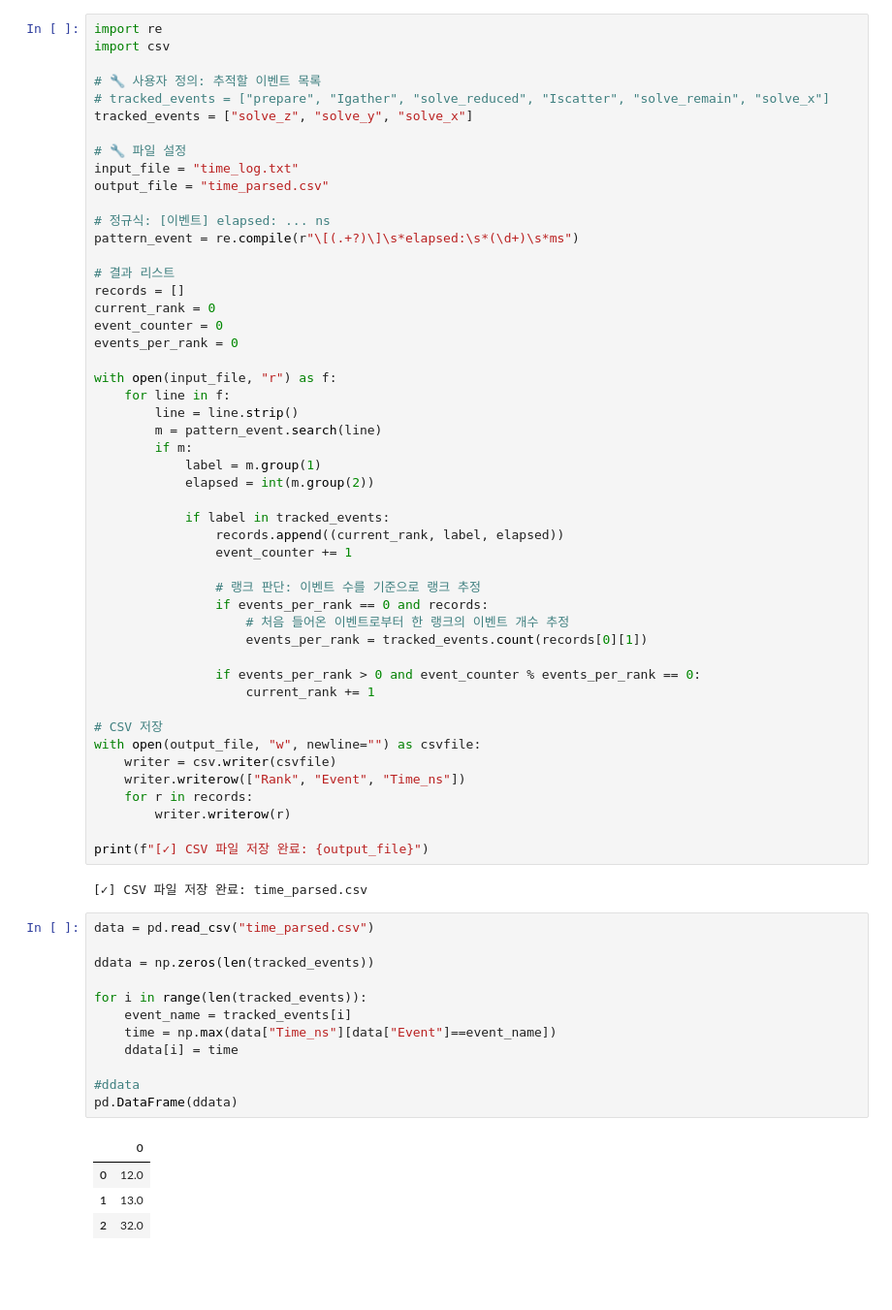
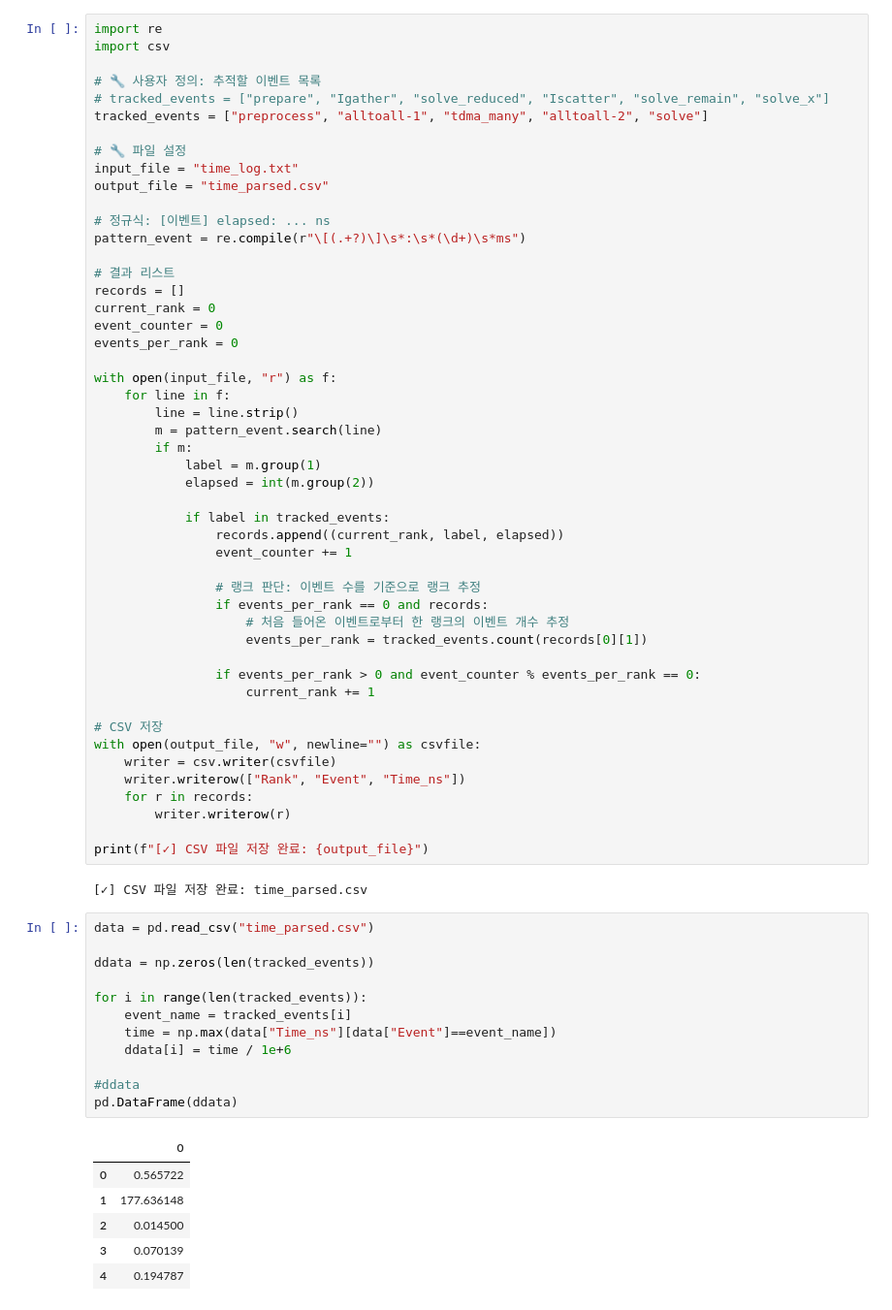
Before and after one commit to dontempty/PaScaL_TDMA_lab, a Jupyter notebook: plot/parse_log_to_csv.ipynb, the cells around one changed output. Shown at 97% size. Saved outputs shown, nothing was run; the diff lists cells and outputs as text; blank space fills up the shorter version.

```diff
--- a/plot/parse_log_to_csv.ipynb
+++ b/plot/parse_log_to_csv.ipynb
@@ -9,14 +10,14 @@ import csv
 
 # 🔧 사용자 정의: 추적할 이벤트 목록
 # tracked_events = ["prepare", "Igather", "solve_reduced", "Iscatter", "solve_remain", "solve_x"]
-tracked_events = ["solve_z", "solve_y", "solve_x"]
+tracked_events = ["preprocess", "alltoall-1", "tdma_many", "alltoall-2", "solve"]
 
 # 🔧 파일 설정
 input_file = "time_log.txt"
 output_file = "time_parsed.csv"
 
 # 정규식: [이벤트] elapsed: ... ns
-pattern_event = re.compile(r"\[(.+?)\]\s*elapsed:\s*(\d+)\s*ms")
+pattern_event = re.compile(r"\[(.+?)\]\s*:\s*(\d+)\s*ms")
 
 # 결과 리스트
 records = []
@@ -57,17 +58,19 @@ print(f"[✓] CSV 파일 저장 완료: {output_file}")
 # %%
 data = pd.read_csv("time_parsed.csv")
 
 ddata = np.zeros(len(tracked_events))
 
 for i in range(len(tracked_events)):
     event_name = tracked_events[i]
     time = np.max(data["Time_ns"][data["Event"]==event_name])
-    ddata[i] = time
+    ddata[i] = time / 1e+6
 
 #ddata
 pd.DataFrame(ddata)
 # %% [output]
 |  | 0 |
-| 0 | 12.0 |
-| 1 | 13.0 |
-| 2 | 32.0 |
+| 0 | 0.565722 |
+| 1 | 177.636148 |
+| 2 | 0.014500 |
+| 3 | 0.070139 |
+| 4 | 0.194787 |
```
Also changed, not shown: parts of 5 cells of this notebook, 18 other files.
